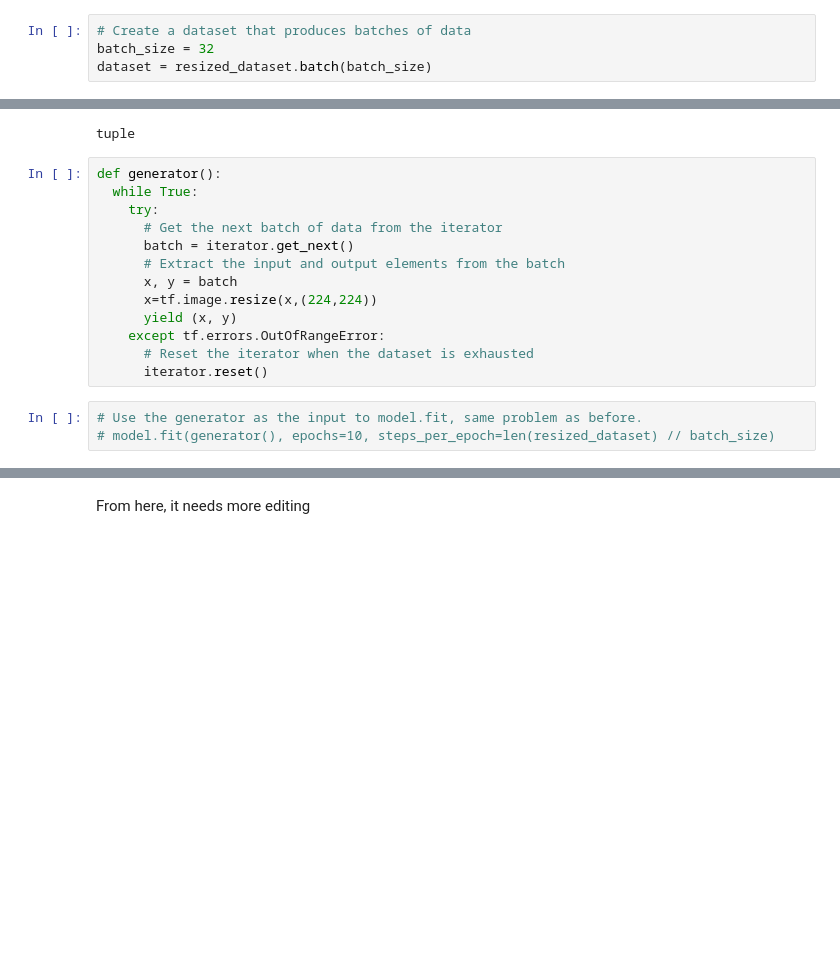
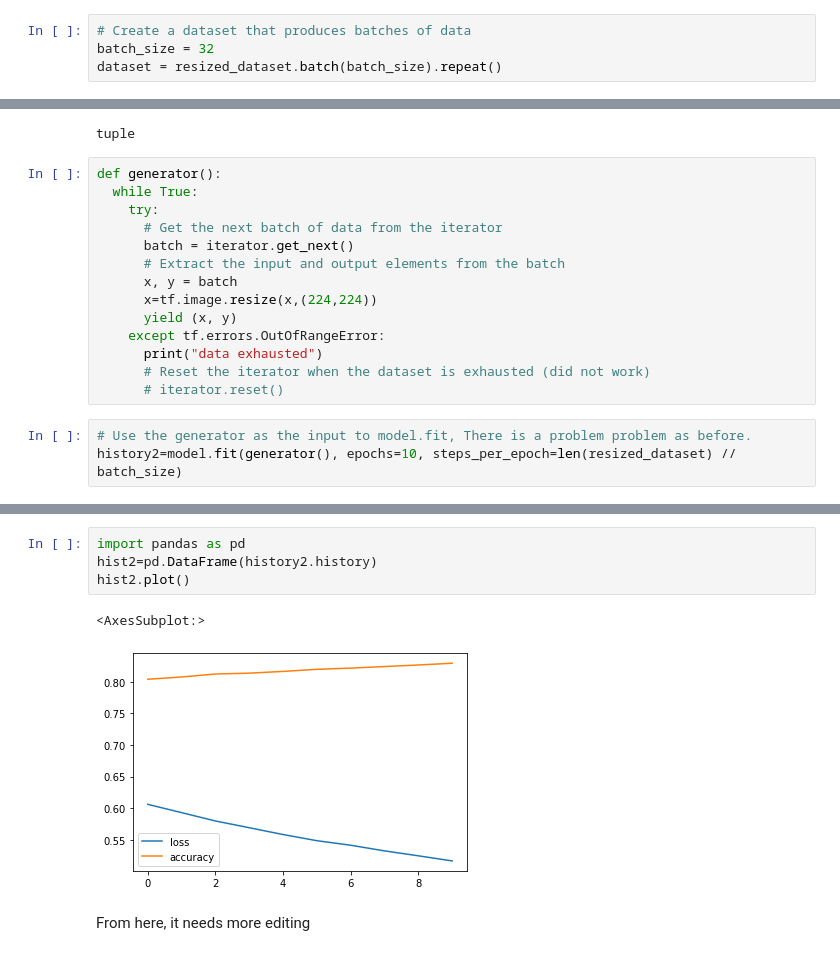
Before and after one commit to dtrad/chatGPTcodes, a Jupyter notebook: vgg16ex.ipynb, the cells around one changed output, grey strips where cells are left out. Drawn from its saved outputs; the diff is of its cells as text; blank space fills up the shorter version.

```diff
--- a/vgg16ex.ipynb
+++ b/vgg16ex.ipynb
@@ -213,7 +283,7 @@ tf.Tensor([2 4 2 2 0 0 0 2 0 3 0 1 1 1 2 1 3 4 4 0 0 2 3 2 2 3 4 4 1 4 2 2], sha
 # %%
 # Create a dataset that produces batches of data
 batch_size = 32
-dataset = resized_dataset.batch(batch_size)
+dataset = resized_dataset.batch(batch_size).repeat()
 # %%
 # Create an iterator from the dataset
 iterator = dataset.__iter__()
@@ -233,8 +303,9 @@ def generator():
       x=tf.image.resize(x,(224,224))
       yield (x, y)
     except tf.errors.OutOfRangeError:
-      # Reset the iterator when the dataset is exhausted
-      iterator.reset()
+      print("data exhausted")
+      # Reset the iterator when the dataset is exhausted (did not work)
+      # iterator.reset()
 # %%
-# Use the generator as the input to model.fit, same problem as before.
-# model.fit(generator(), epochs=10, steps_per_epoch=len(resized_dataset) // batch_size)
+# Use the generator as the input to model.fit, There is a problem problem as before.
+history2=model.fit(generator(), epochs=10, steps_per_epoch=len(resized_dataset) // batch_size)
@@ -241,3 +333,10 @@ def generator():
+# %%
+import pandas as pd
+hist2=pd.DataFrame(history2.history)
+hist2.plot()
+# %% [output]
+<AxesSubplot:>
+[figure, added]
 # %% [markdown]
 From here, it needs more editing
 # %%
```
Also changed, not shown: parts of 20 cells of this notebook.
